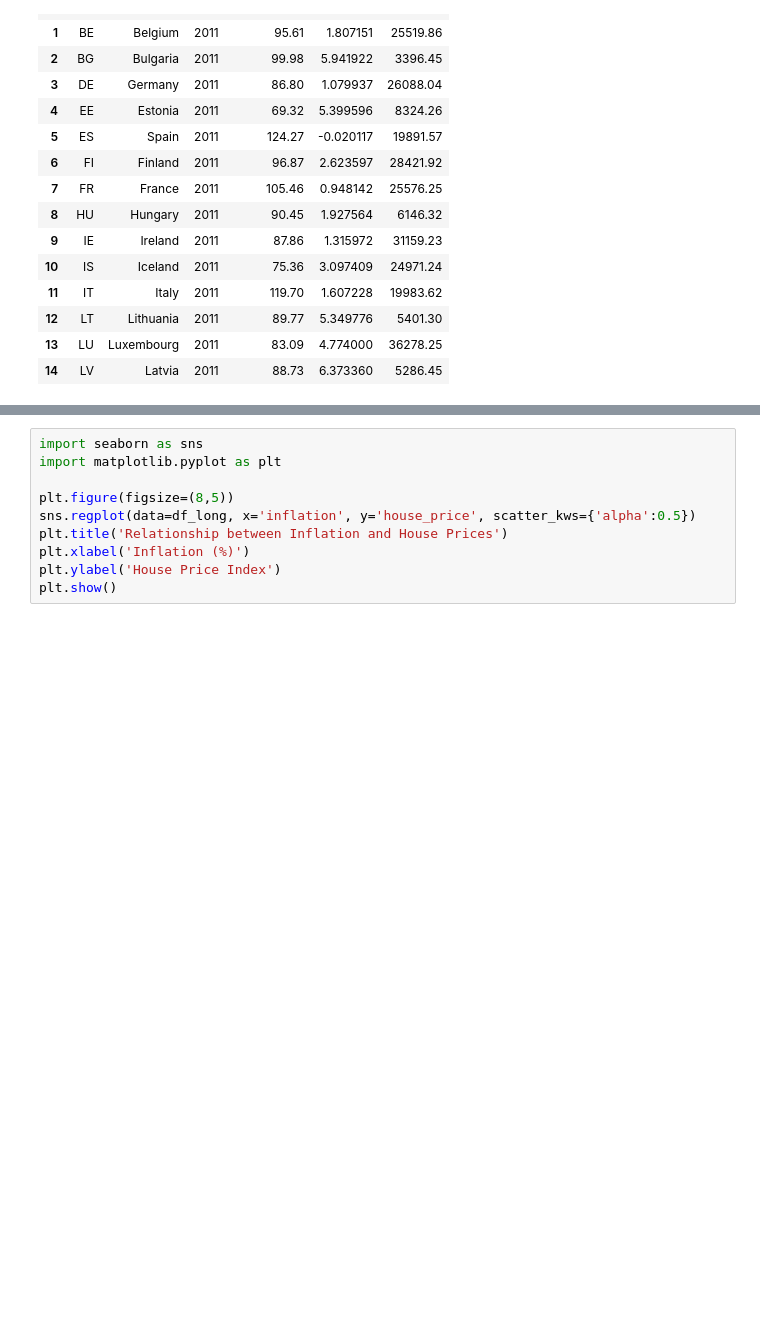
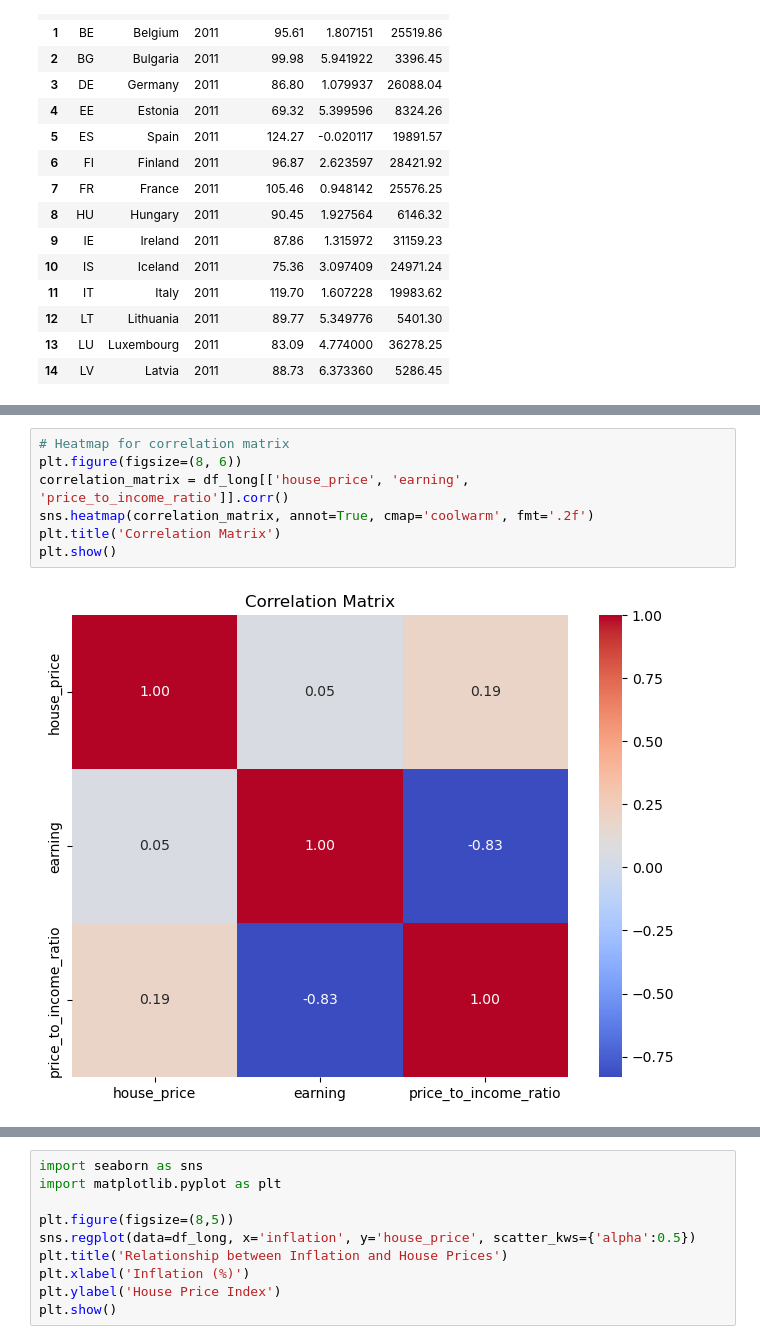
Before and after one commit to tihitnag/inflation-house-price-for-eu-, a Jupyter notebook: house_price.ipynb, the cells around one changed output, grey strips where cells are left out. Cells and saved outputs as stored; diff of their text form; blank space fills up the shorter version.

```diff
--- a/house_price.ipynb
+++ b/house_price.ipynb
@@ -240,0 +294,9 @@ df_long.head(15)
+# %%
+# Heatmap for correlation matrix
+plt.figure(figsize=(8, 6))
+correlation_matrix = df_long[['house_price', 'earning', 'price_to_income_ratio']].corr()
+sns.heatmap(correlation_matrix, annot=True, cmap='coolwarm', fmt='.2f')
+plt.title('Correlation Matrix')
+plt.show()
+# %% [output]
+[figure, added]
```
Also changed, not shown: parts of 17 cells of this notebook, 5 other files.
